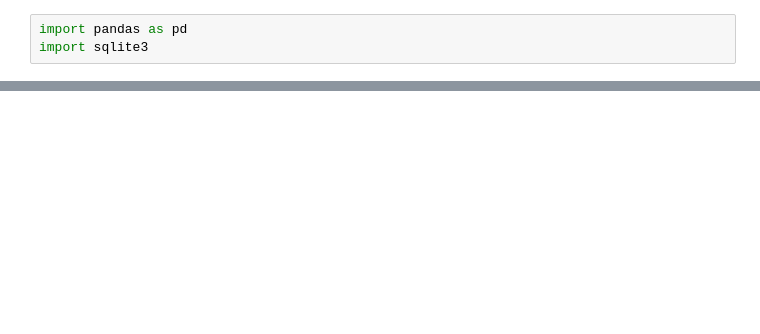
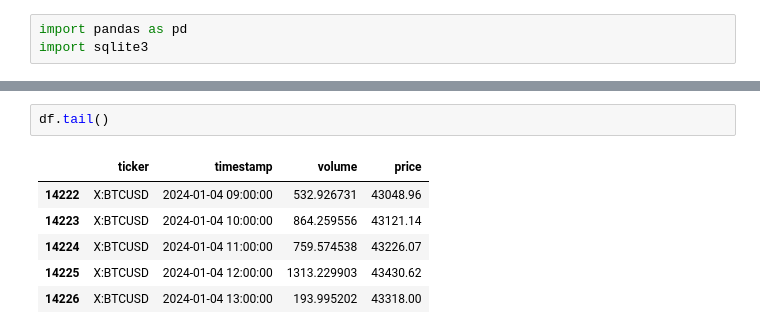
Before and after one commit to bastulli/alpaca_rl_trader, a Jupyter notebook: notebook/sql_testing.ipynb, the cells around one changed output, grey strips where cells are left out. Cells and saved outputs as stored; diff of their text form; blank space fills up the shorter version.

```diff
--- a/notebook/sql_testing.ipynb
+++ b/notebook/sql_testing.ipynb
@@ -54,0 +66,9 @@ plt.show()
+# %%
+df.tail()
+# %% [output]
+|  | ticker | timestamp | volume | price |
+| 14222 | X:BTCUSD | 2024-01-04 09:00:00 | 532.926731 | 43048.96 |
+| 14223 | X:BTCUSD | 2024-01-04 10:00:00 | 864.259556 | 43121.14 |
+| 14224 | X:BTCUSD | 2024-01-04 11:00:00 | 759.574538 | 43226.07 |
+| 14225 | X:BTCUSD | 2024-01-04 12:00:00 | 1313.229903 | 43430.62 |
+| 14226 | X:BTCUSD | 2024-01-04 13:00:00 | 193.995202 | 43318.00 |
```
Also changed, not shown: parts of 7 cells of this notebook, 10 other files.
